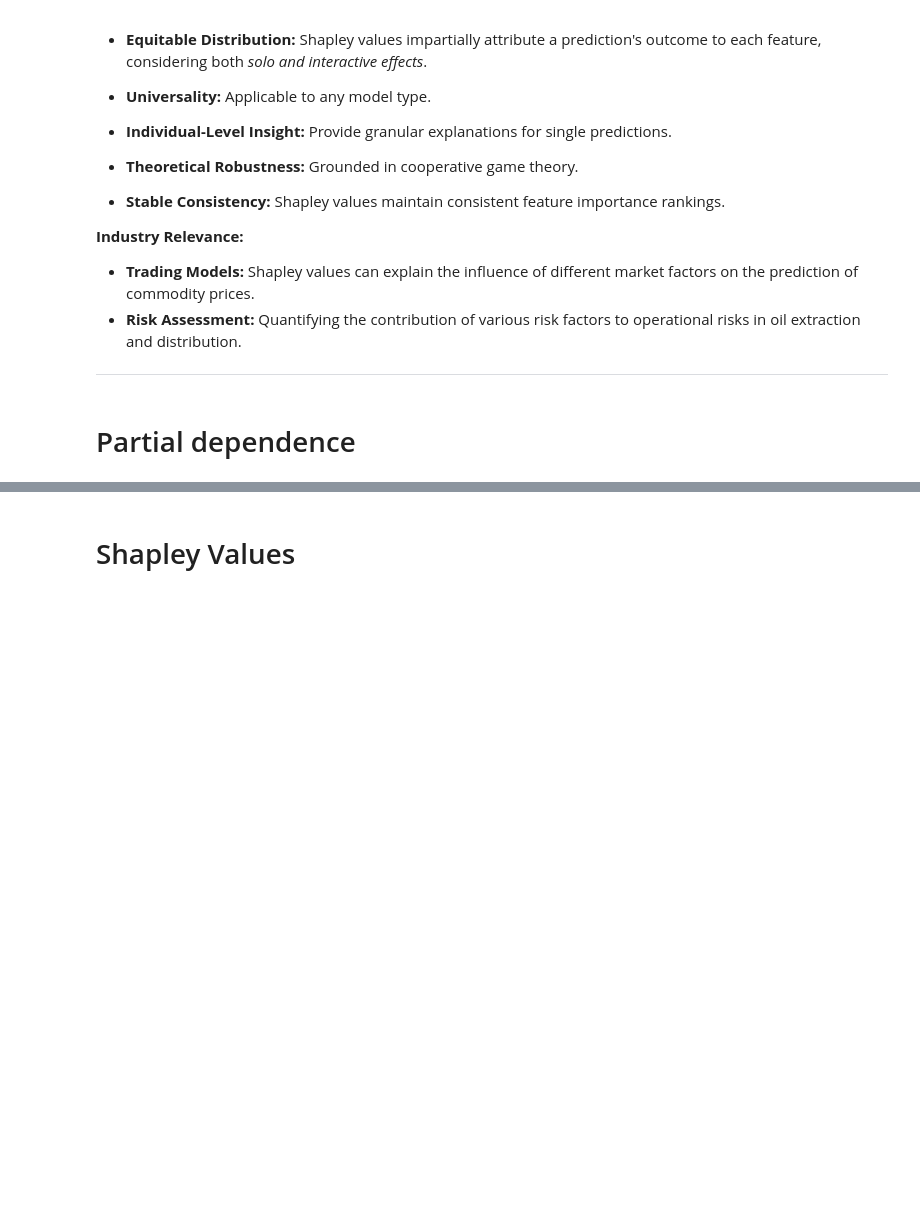
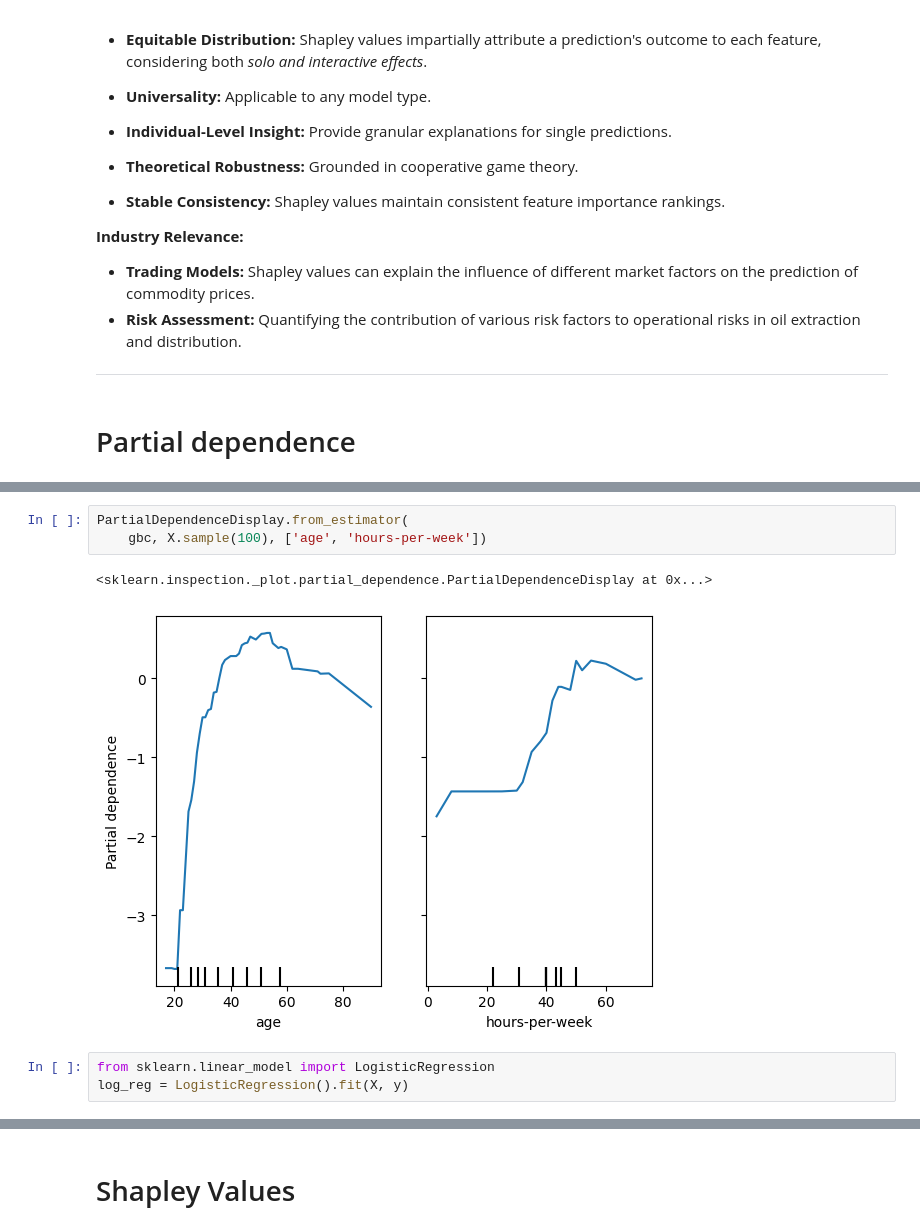
Before and after one commit to dhesse/IN-STK5k-2024-classroom-notes, a Jupyter notebook: nbhome/Lecture 12 - Interpretable Models.ipynb, the cells around one changed output, grey strips where cells are left out. Saved outputs shown, nothing was run; the diff lists cells and outputs as text; blank space fills up the shorter version.

```diff
--- a/nbhome/Lecture 12 - Interpretable Models.ipynb
+++ b/nbhome/Lecture 12 - Interpretable Models.ipynb
@@ -126,0 +235,9 @@
+# %%
+PartialDependenceDisplay.from_estimator(
+    gbc, X.sample(100), ['age', 'hours-per-week'])
+# %% [output]
+<sklearn.inspection._plot.partial_dependence.PartialDependenceDisplay at 0x...>
+[figure, added]
+# %%
+from sklearn.linear_model import LogisticRegression
+log_reg = LogisticRegression().fit(X, y)
```
Also changed, not shown: parts of 32 cells of this notebook, 1 other file.
